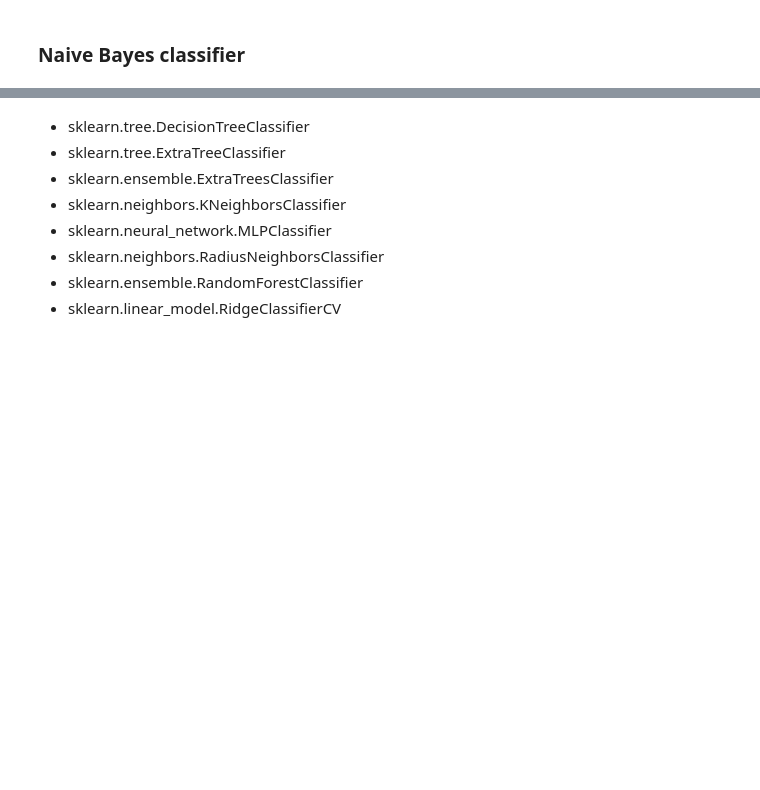
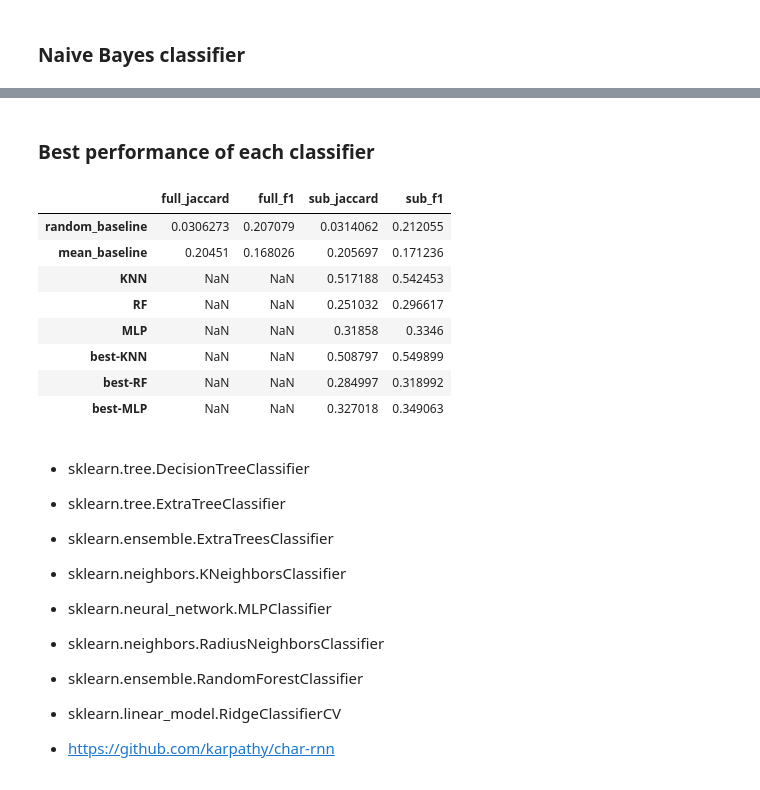
Before and after one commit to xiaohule/ML, a Jupyter notebook: analysez-vos-donnees-textuelles/classifiez-du-texte.ipynb, the cells around one changed output, grey strips where cells are left out. Drawn from its saved outputs; the diff is of its cells as text; code cells hidden in the pictures; blank space fills up the shorter version.

```diff
--- a/analysez-vos-donnees-textuelles/classifiez-du-texte.ipynb
+++ b/analysez-vos-donnees-textuelles/classifiez-du-texte.ipynb
@@ -129,0 +103,3 @@ print("Our KN classifier has an f1 score of: ",metrics.f1_score(y_test_full,y_KN
+# %%
+results.loc["KNN"] = \
+[np.NaN,np.NaN,jaccard_similarity_score(y_test,y_KNN_pred), f1_score(y_test,y_KNN_pred,average="weighted")]
@@ -129,0 +112,3 @@ print("Our KN classifier has an f1 score of: ",metrics.f1_score(y_test_full,y_KN
+# %%
+results.loc["RF"] = \
+[np.NaN,np.NaN,jaccard_similarity_score(y_test,y_RF_pred), f1_score(y_test,y_RF_pred,average="weighted")]
@@ -129,0 +123,3 @@ print("Our KN classifier has an f1 score of: ",metrics.f1_score(y_test_full,y_KN
+# %%
+results.loc["MLP"] = \
+[np.NaN,np.NaN,jaccard_similarity_score(y_test,y_MLP_pred), f1_score(y_test,y_MLP_pred,average="weighted")]
@@ -130,5 +236,25 @@ print("Our KN classifier has an f1 score of: ",metrics.f1_score(y_test_full,y_KN
+# %% [markdown]
+### Best performance of each classifier
+# %%
+results.loc["best-KNN"] = \
+[np.NaN,np.NaN,jaccard_similarity_score(y_test,y_best_KNN_pred), f1_score(y_test,y_best_KNN_pred,average="weighted")]
+results.loc["best-RF"] = \
+[np.NaN,np.NaN,jaccard_similarity_score(y_test,y_best_RF_pred), f1_score(y_test,y_best_RF_pred,average="weighted")]
+results.loc["best-MLP"] = \
+[np.NaN,np.NaN,jaccard_similarity_score(y_test,y_best_MLP_pred), f1_score(y_test,y_best_MLP_pred,average="weighted")]
+# %%
+results
+# %% [output]
+|  | full_jaccard | full_f1 | sub_jaccard | sub_f1 |
+| random_baseline | 0.0306273 | 0.207079 | 0.0314062 | 0.212055 |
+| mean_baseline | 0.20451 | 0.168026 | 0.205697 | 0.171236 |
+| KNN | NaN | NaN | 0.517188 | 0.542453 |
+| RF | NaN | NaN | 0.251032 | 0.296617 |
+| MLP | NaN | NaN | 0.31858 | 0.3346 |
+| best-KNN | NaN | NaN | 0.508797 | 0.549899 |
+| best-RF | NaN | NaN | 0.284997 | 0.318992 |
+| best-MLP | NaN | NaN | 0.327018 | 0.349063 |
 # %% [markdown]
-
 - sklearn.tree.DecisionTreeClassifier
 - sklearn.tree.ExtraTreeClassifier
 - sklearn.ensemble.ExtraTreesClassifier
@@ -137,3 +263,5 @@ print("Our KN classifier has an f1 score of: ",metrics.f1_score(y_test_full,y_KN
 - sklearn.neighbors.RadiusNeighborsClassifier
 - sklearn.ensemble.RandomForestClassifier
 - sklearn.linear_model.RidgeClassifierCV
+
+- https://github.com/karpathy/char-rnn
```
Also changed, not shown: parts of 41 cells of this notebook.
